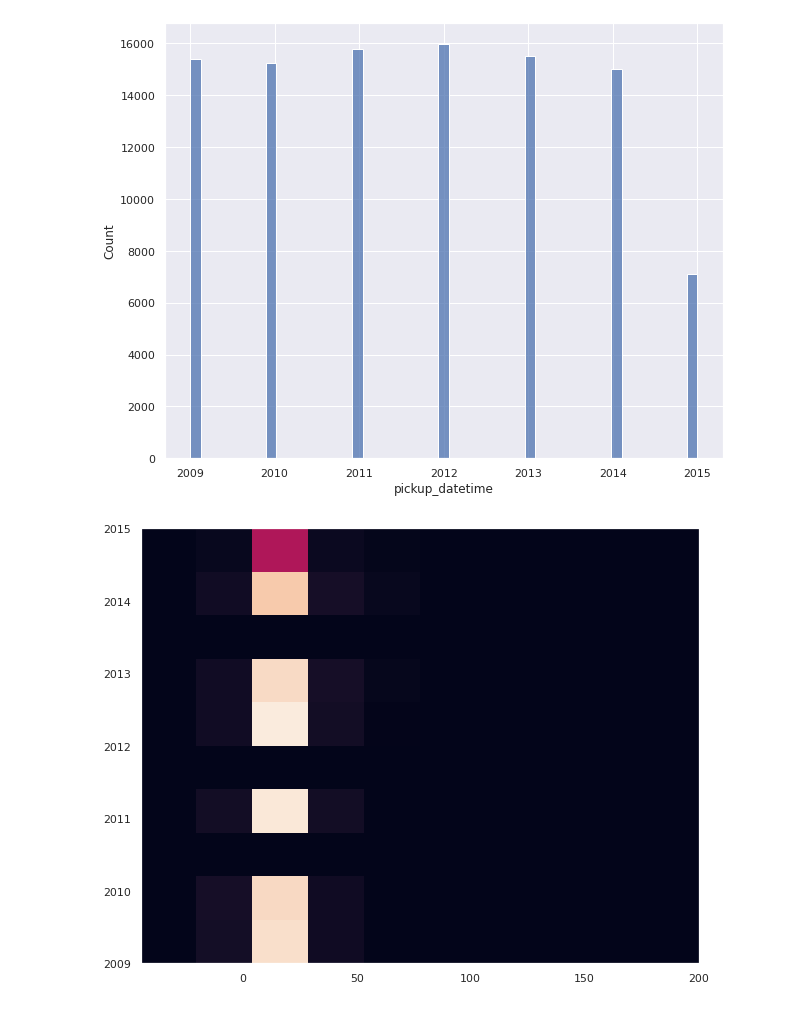
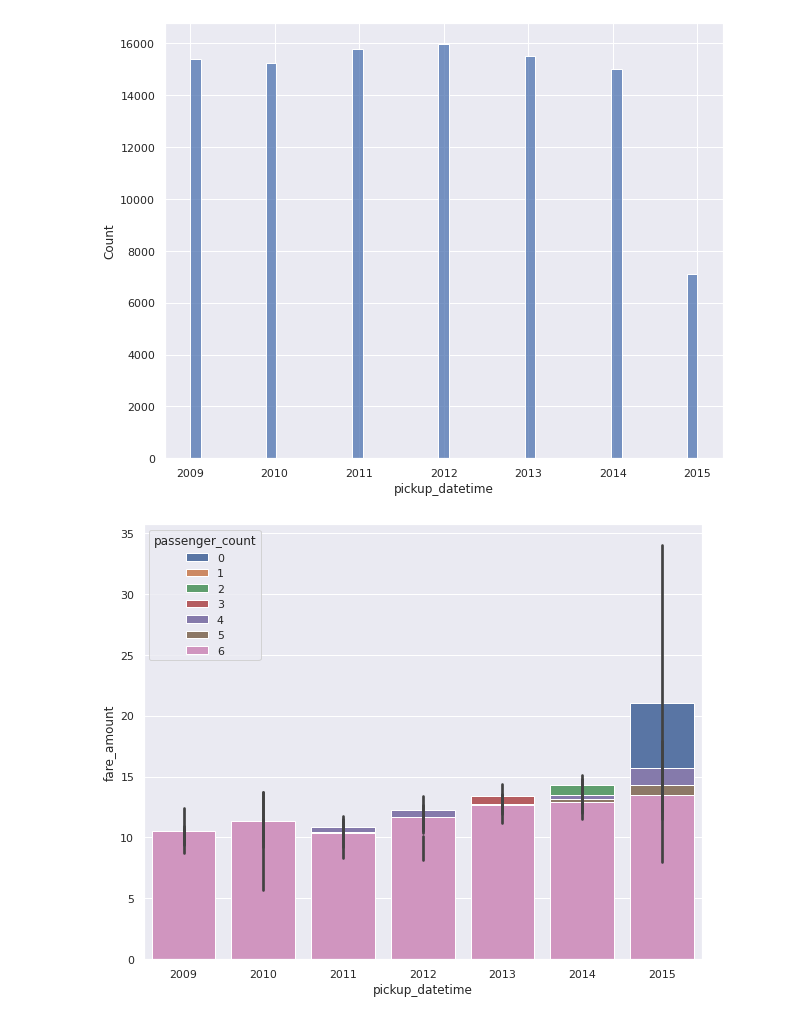
Before and after one commit to PremKumar-V/ML_Projects, a Jupyter notebook: dl-new-york-taxi-fare-prediction.ipynb, the cells around one changed output. Drawn from its saved outputs; the diff is of its cells as text; code cells hidden in the pictures.

Commit message:
Kaggle Notebook | DL_New_York_Taxi_Fare_Prediction | Version 2

```diff
--- a/dl-new-york-taxi-fare-prediction.ipynb
+++ b/dl-new-york-taxi-fare-prediction.ipynb
@@ -131,8 +131,10 @@ sns.histplot(df['pickup_datetime'].dt.year)
 plt.show()
 # %% [output]
 [figure]
-# %%
-plt.hist2d(x = df['fare_amount'], y = df['pickup_datetime'].dt.year)
-plt.show()
-# %% [output]
-[figure, removed]
+# %%
+# Question 2 - Which year has more taxi fares ?
+
+sns.barplot(x = df['pickup_datetime'].dt.year, y = df['fare_amount'], hue = df['passenger_count'], dodge = False)
+plt.show()
+# %% [output]
+[figure, added]
```
Also changed, not shown: parts of 3 cells of this notebook.
